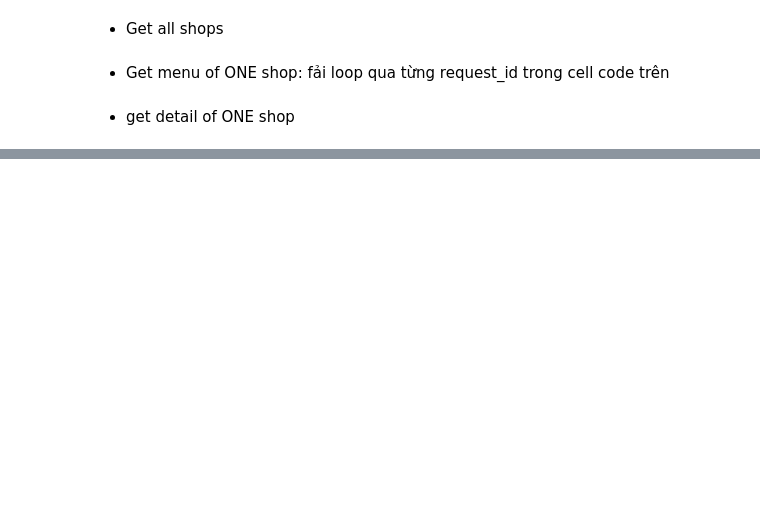
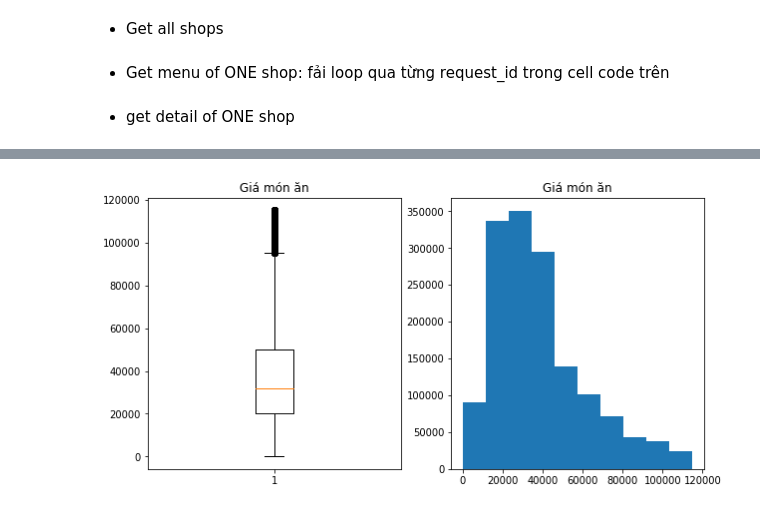
Before and after one commit to InventN/foody_API_data, a Jupyter notebook: crawl_data_api.ipynb, the cells around one changed output, grey strips where cells are left out. Cells and saved outputs as stored; diff of their text form; code cells hidden in the pictures; blank space fills up the shorter version.

```diff
--- a/crawl_data_api.ipynb
+++ b/crawl_data_api.ipynb
@@ -150,0 +163,3 @@ shop_promotion_df.to_csv('shop.promotion.csv', sep=',', encoding='utf-8')
+# %%
+menu_dish = pd.read_csv('./menu_dish.csv')
+menu_dish
@@ -150,0 +212,15 @@ shop_promotion_df.to_csv('shop.promotion.csv', sep=',', encoding='utf-8')
+# %%
+dish_price_df = remove_outlier(menu_dish, 'dish_price_value')
+fig = plt.figure(figsize =(10, 5))
+plt.subplot(1, 2, 1)
+# Creating plot
+plt.boxplot(dish_price_df["dish_price_value"])
+plt.title("Giá món ăn")
+# show plot
+plt.subplot(1, 2, 2)
+
+plt.hist(dish_price_df["dish_price_value"])
+plt.title("Giá món ăn")
+plt.show()
+# %% [output]
+[figure, added]
```
Also changed, not shown: parts of 28 cells of this notebook.
